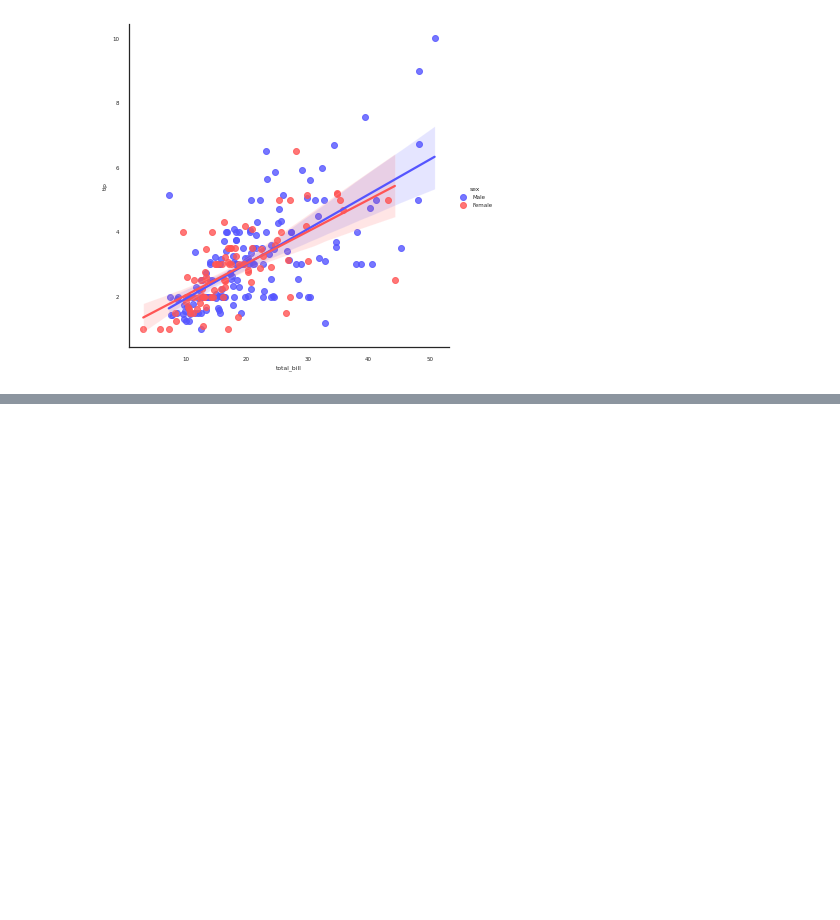
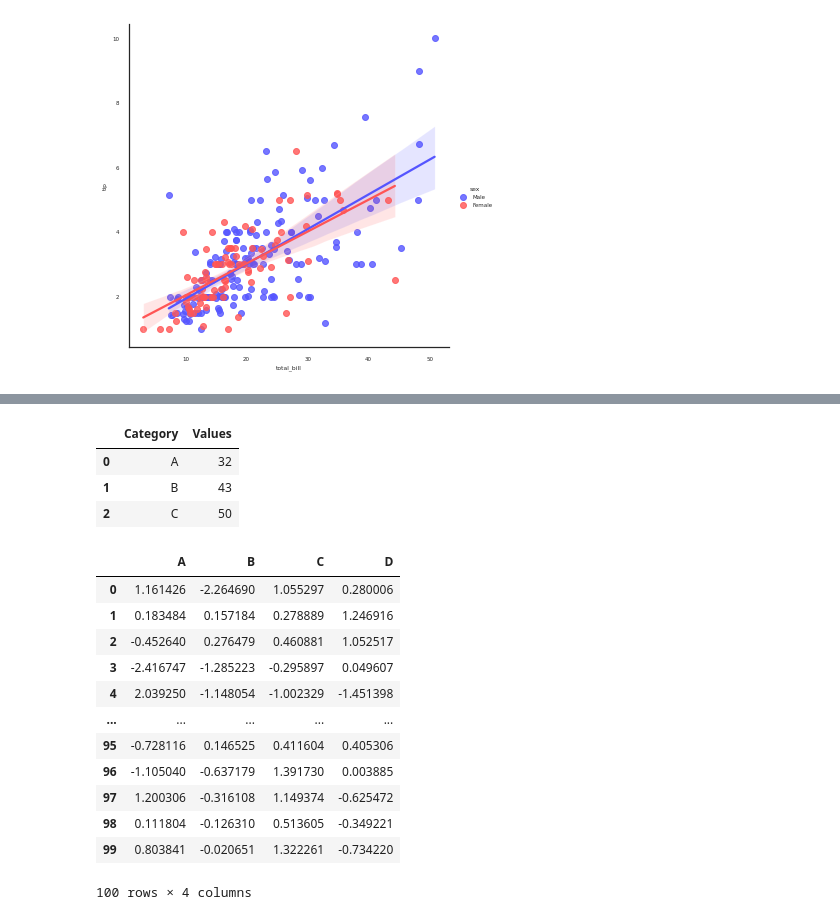
Before and after one commit to kozz84/Udemy, a Jupyter notebook: intro.ipynb, the cells around one changed output, grey strips where cells are left out. Saved outputs shown, nothing was run; the diff lists cells and outputs as text; code cells hidden in the pictures; blank space fills up the shorter version.

```diff
--- a/intro.ipynb
+++ b/intro.ipynb
@@ -607,0 +621,3 @@ sns.lmplot(x='total_bill', y='tip', data=tips, hue='sex', palette='seismic')
+# %%
+df = pd.DataFrame(np.random.randn(100,4),columns='A B C D'.split())
+df.head()
@@ -607,0 +631,24 @@ sns.lmplot(x='total_bill', y='tip', data=tips, hue='sex', palette='seismic')
+# %%
+df2 = pd.DataFrame({'Category':['A','B','C'], 'Values':[32,43,50]})
+df2.head()
+# %% [output]
+|  | Category | Values |
+| 0 | A | 32 |
+| 1 | B | 43 |
+| 2 | C | 50 |
+# %%
+df
+# %% [output]
+|  | A | B | C | D |
+| 0 | 1.161426 | -2.264690 | 1.055297 | 0.280006 |
+| 1 | 0.183484 | 0.157184 | 0.278889 | 1.246916 |
+| 2 | -0.452640 | 0.276479 | 0.460881 | 1.052517 |
+| 3 | -2.416747 | -1.285223 | -0.295897 | 0.049607 |
+| 4 | 2.039250 | -1.148054 | -1.002329 | -1.451398 |
+| ... | ... | ... | ... | ... |
+| 95 | -0.728116 | 0.146525 | 0.411604 | 0.405306 |
+| 96 | -1.105040 | -0.637179 | 1.391730 | 0.003885 |
+| 97 | 1.200306 | -0.316108 | 1.149374 | -0.625472 |
+| 98 | 0.111804 | -0.126310 | 0.513605 | -0.349221 |
+| 99 | 0.803841 | -0.020651 | 1.322261 | -0.734220 |
+100 rows × 4 columns
```
Also changed, not shown: parts of 13 cells of this notebook.
